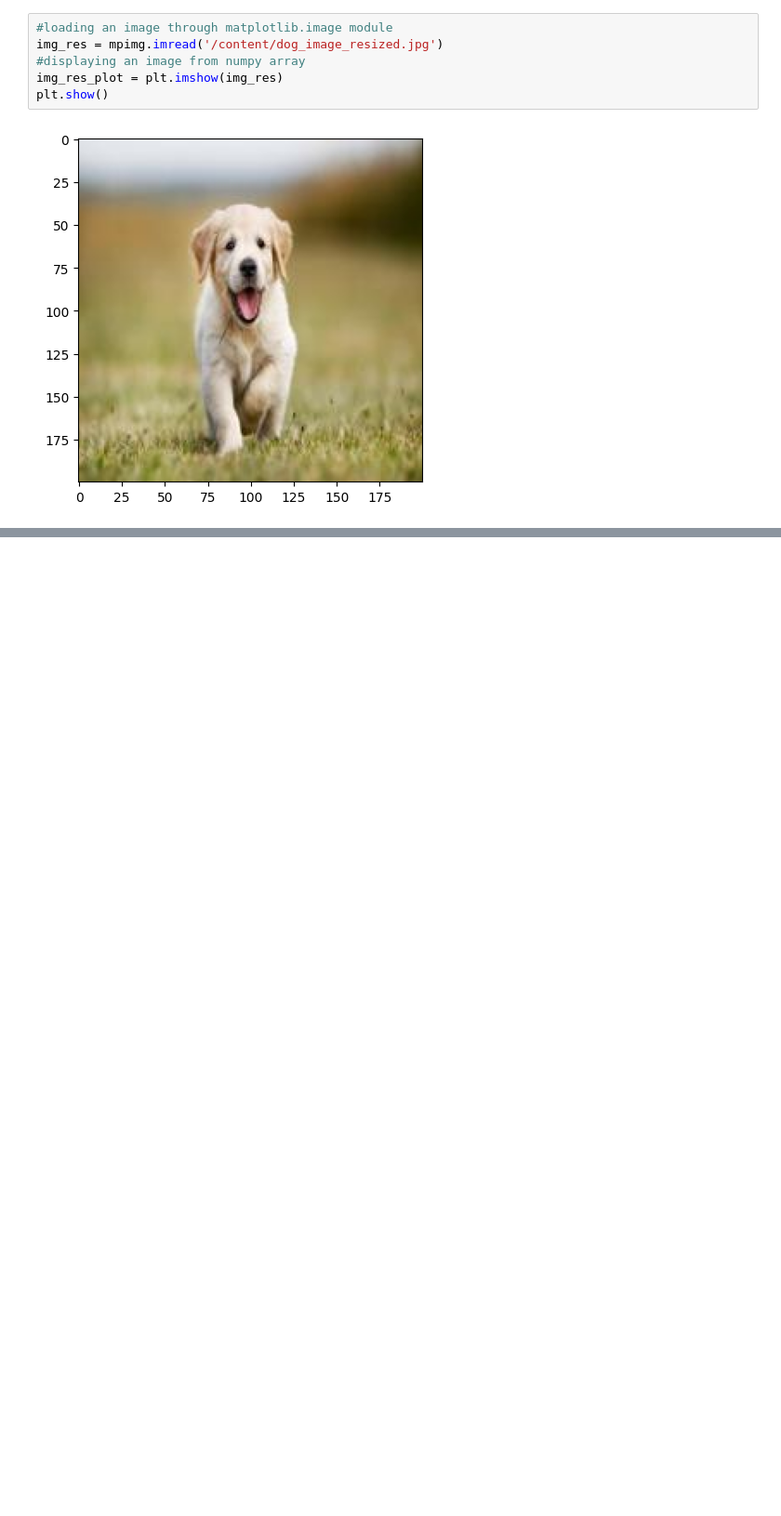
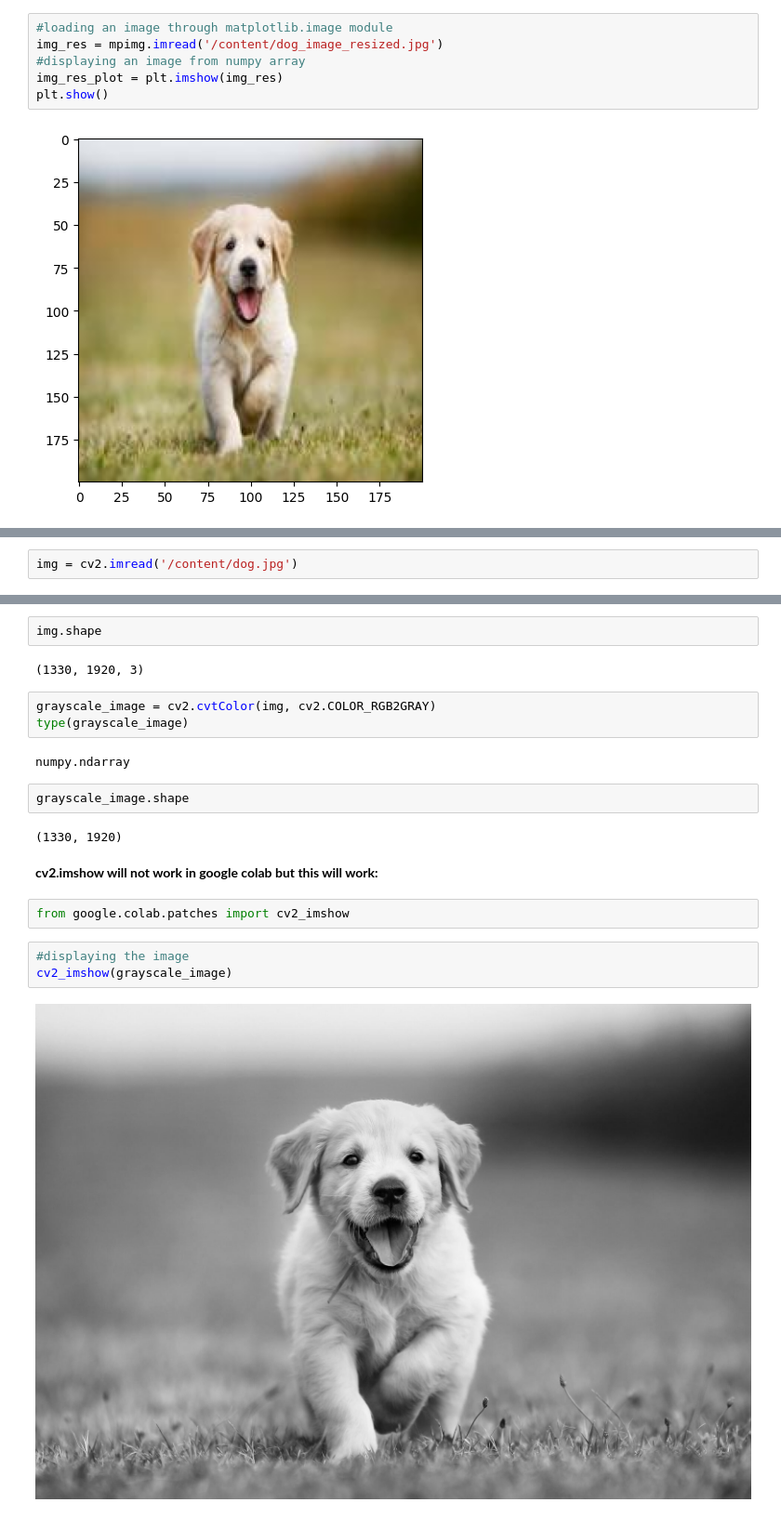
Before and after one commit to dharak22/Machine_Learning, a Jupyter notebook: Image_processing.ipynb, the cells around one changed output, grey strips where cells are left out. Shown at 93% size. Saved outputs shown, nothing was run; the diff lists cells and outputs as text; blank space fills up the shorter version.

Commit message:
Converting RGB to Grayscale

```diff
--- a/Image_processing.ipynb
+++ b/Image_processing.ipynb
@@ -88,0 +98,2 @@ plt.show()
+# %%
+img = cv2.imread('/content/dog.jpg')
@@ -88,0 +104,22 @@ plt.show()
+# %%
+img.shape
+# %% [output]
+(1330, 1920, 3)
+# %%
+grayscale_image = cv2.cvtColor(img, cv2.COLOR_RGB2GRAY)
+type(grayscale_image)
+# %% [output]
+numpy.ndarray
+# %%
+grayscale_image.shape
+# %% [output]
+(1330, 1920)
+# %% [markdown]
+**cv2.imshow will not work in google colab but this will work:**
+# %%
+from google.colab.patches import cv2_imshow
+# %%
+#displaying the image
+cv2_imshow(grayscale_image)
+# %% [output]
+[figure, added]
```
Also changed, not shown: parts of 6 cells of this notebook.
